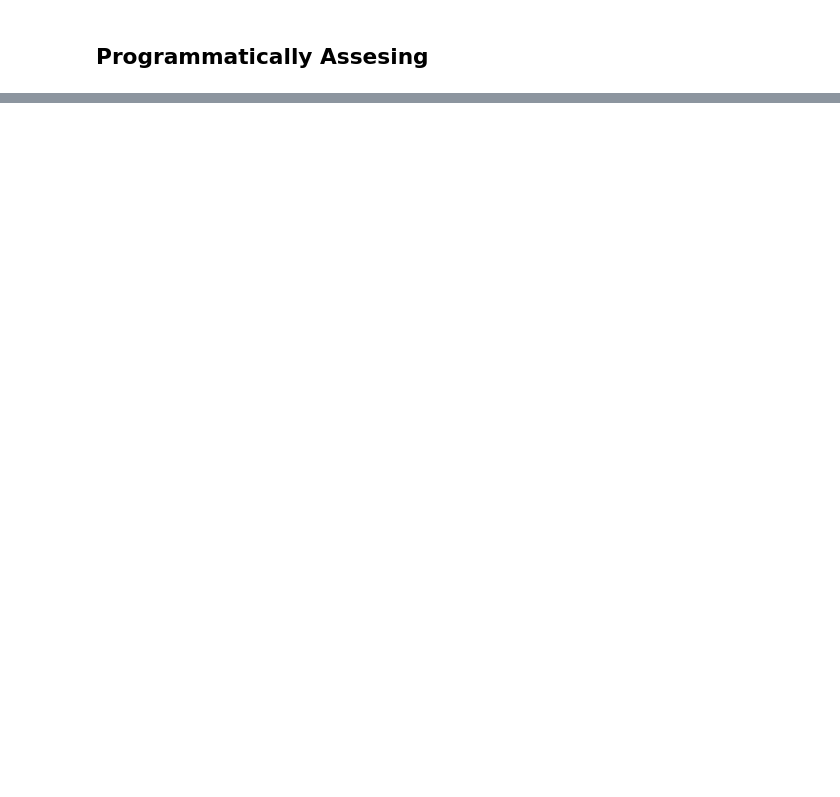
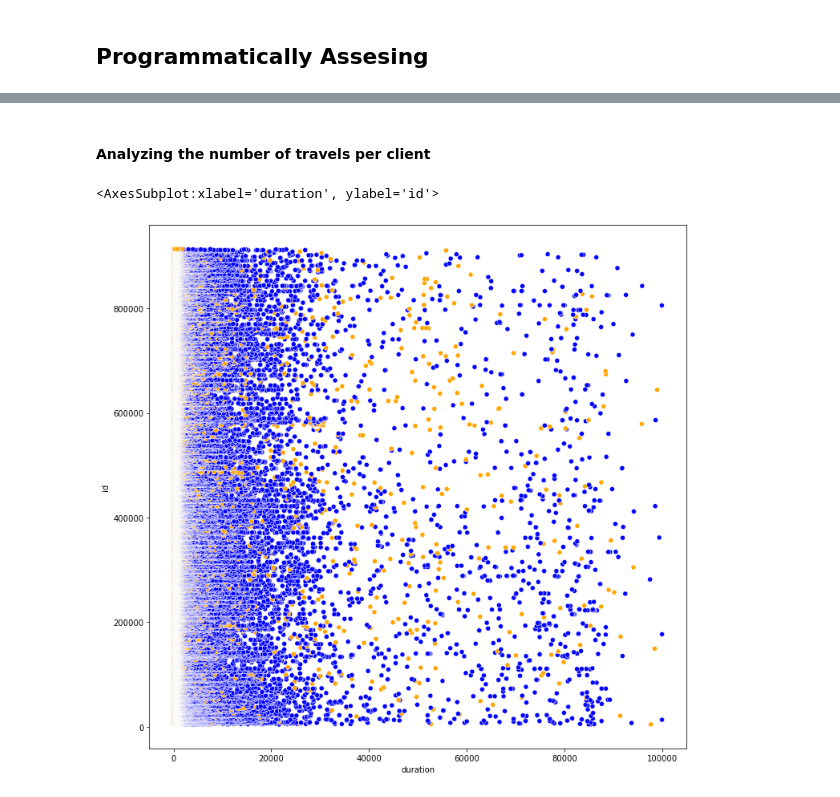
Before and after one commit to Skaraist/DataCamp_Projects, a Jupyter notebook: SF Area bike share/SF Bike Share Analysis.ipynb, the cells around one changed output, grey strips where cells are left out. Saved outputs shown, nothing was run; the diff lists cells and outputs as text; code cells hidden in the pictures; blank space fills up the shorter version.

```diff
--- a/SF Area bike share/SF Bike Share Analysis.ipynb
+++ b/SF Area bike share/SF Bike Share Analysis.ipynb
@@ -788,0 +394,15 @@ plt.legend(labels,loc=3);
+# %% [markdown]
+#### Analyzing the number of travels per client
+# %%
+#Remomving duration outliers
+trip_df = trip_df[trip_df["duration"]<= 1000000]
+
+#Defining colors for Subscription_type
+colors = {"Subscriber":'orange', "Customer":"blue"}
+
+#Creating the chart
+plt.figure(figsize=(12,12))
+sns.scatterplot(data = trip_df, x = "duration", y = "id",c=trip_df["subscription_type"].map(colors))
+# %% [output]
+<AxesSubplot:xlabel='duration', ylabel='id'>
+[figure, added]
```
Also changed, not shown: parts of 154 cells of this notebook.
